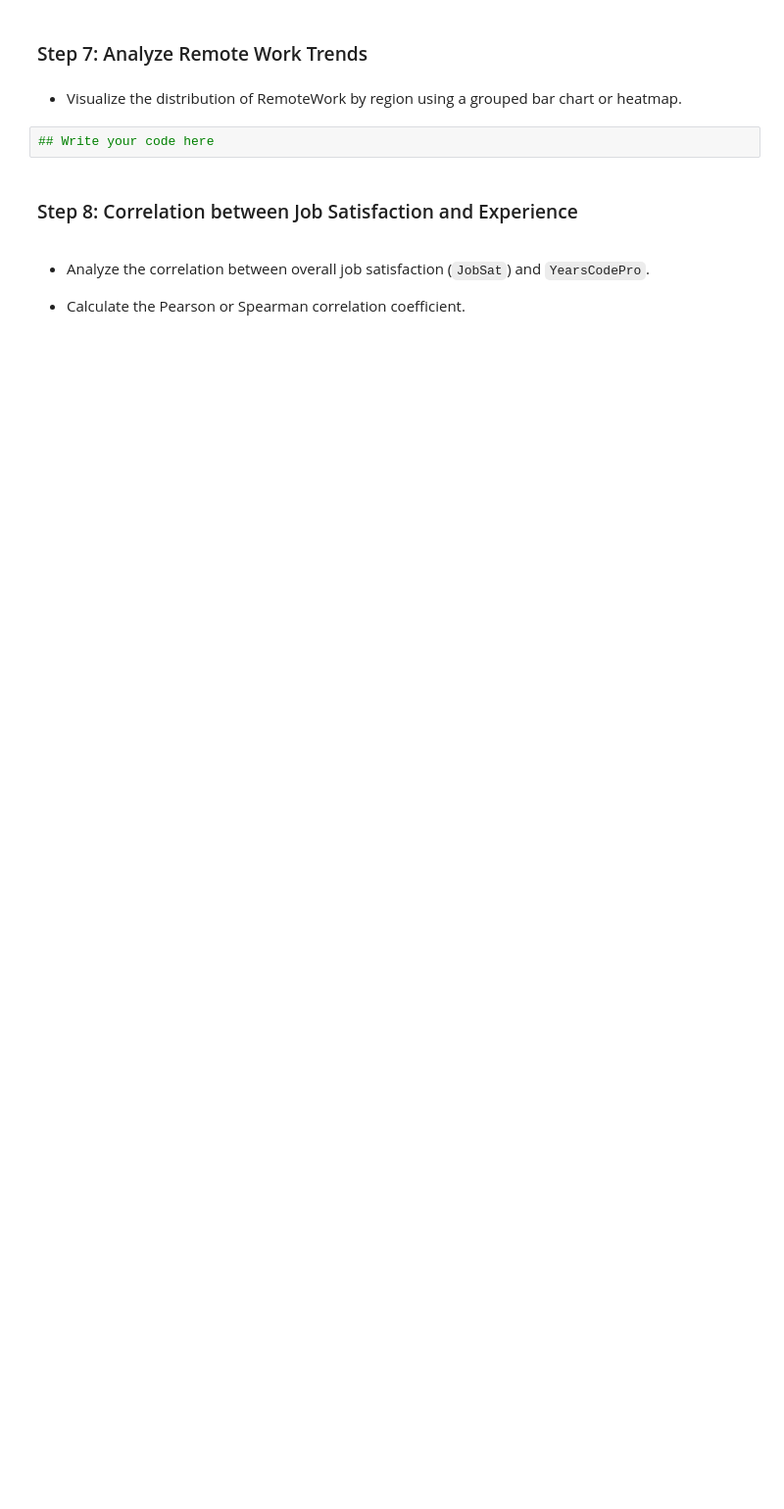
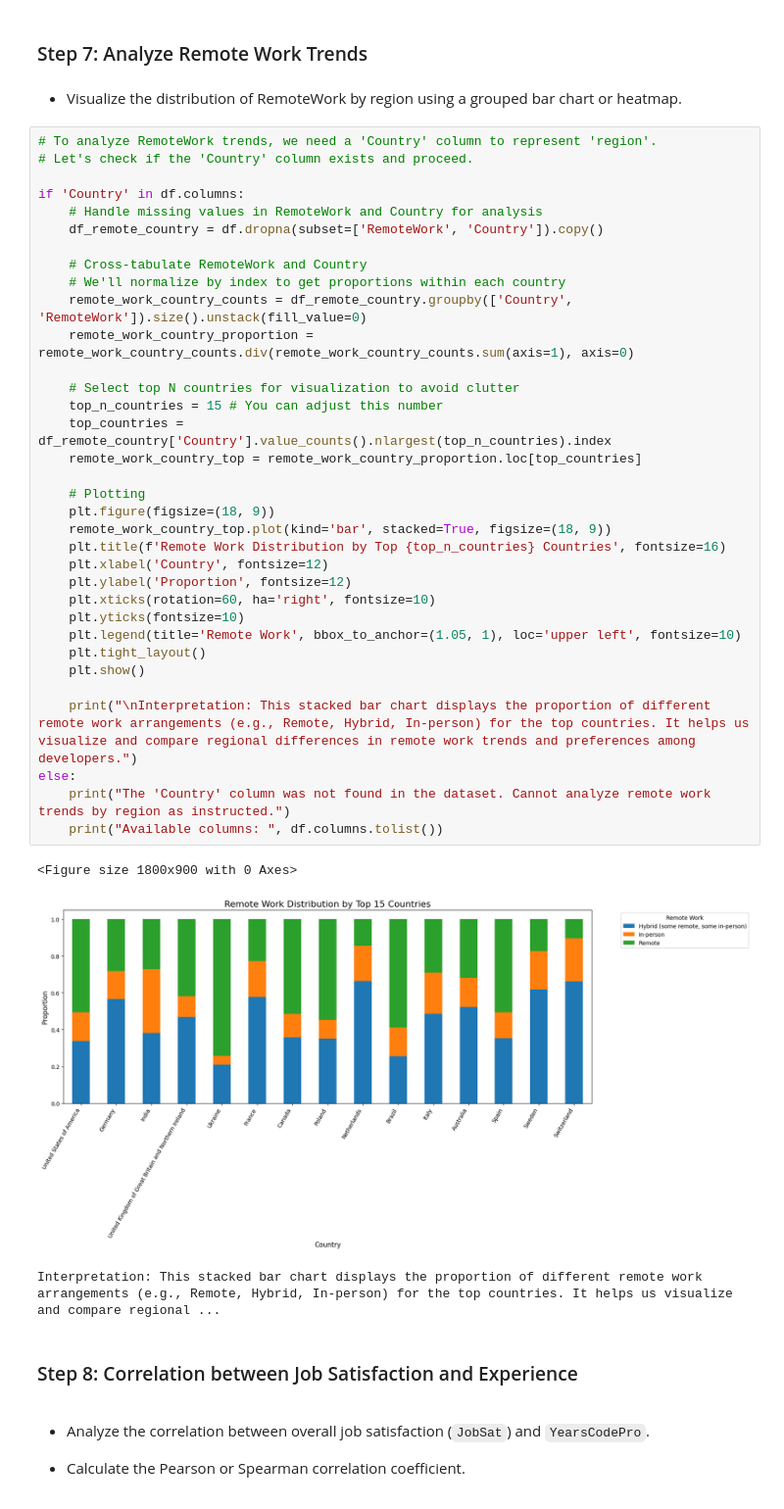
Before and after one commit to Sumant-crty/IBM-Data-Analyst-Capstone-Project, a Jupyter notebook: Lab 11 Finding How The Data is Distributed.ipynb, the cells around one changed output. Shown at 98% size. Cells and saved outputs as stored; diff of their text form; blank space fills up the shorter version.

```diff
--- a/Lab 11 Finding How The Data is Distributed.ipynb
+++ b/Lab 11 Finding How The Data is Distributed.ipynb
@@ -88,8 +221,44 @@ df.head()
 ### Step 7: Analyze Remote Work Trends
 # %% [markdown]
 - Visualize the distribution of RemoteWork by region using a grouped bar chart or heatmap.
-# %%
-## Write your code here
+# %%
+# To analyze RemoteWork trends, we need a 'Country' column to represent 'region'.
+# Let's check if the 'Country' column exists and proceed.
+
+if 'Country' in df.columns:
+    # Handle missing values in RemoteWork and Country for analysis
+    df_remote_country = df.dropna(subset=['RemoteWork', 'Country']).copy()
+
+    # Cross-tabulate RemoteWork and Country
+    # We'll normalize by index to get proportions within each country
+    remote_work_country_counts = df_remote_country.groupby(['Country', 'RemoteWork']).size().unstack(fill_value=0)
+    remote_work_country_proportion = remote_work_country_counts.div(remote_work_country_counts.sum(axis=1), axis=0)
+
+    # Select top N countries for visualization to avoid clutter
+    top_n_countries = 15 # You can adjust this number
+    top_countries = df_remote_country['Country'].value_counts().nlargest(top_n_countries).index
+    remote_work_country_top = remote_work_country_proportion.loc[top_countries]
+
+    # Plotting
+    plt.figure(figsize=(18, 9))
+    remote_work_country_top.plot(kind='bar', stacked=True, figsize=(18, 9))
+    plt.title(f'Remote Work Distribution by Top {top_n_countries} Countries', fontsize=16)
+    plt.xlabel('Country', fontsize=12)
+    plt.ylabel('Proportion', fontsize=12)
+    plt.xticks(rotation=60, ha='right', fontsize=10)
+    plt.yticks(fontsize=10)
+    plt.legend(title='Remote Work', bbox_to_anchor=(1.05, 1), loc='upper left', fontsize=10)
+    plt.tight_layout()
+    plt.show()
+
+    print("\nInterpretation: This stacked bar chart displays the proportion of different remote work arrangements (e.g., Remote, Hybrid, In-person) for the top countries. It helps us visualize and compare regional differences in remote work trends and preferences among developers.")
+else:
+    print("The 'Country' column was not found in the dataset. Cannot analyze remote work trends by region as instructed.")
+    print("Available columns: ", df.columns.tolist())
+# %% [output]
+<Figure size 1800x900 with 0 Axes>
+[figure, added]
+Interpretation: This stacked bar chart displays the proportion of different remote work arrangements (e.g., Remote, Hybrid, In-person) for the top countries. It helps us visualize and compare regional ...
 # %% [markdown]
 ### Step 8: Correlation between Job Satisfaction and Experience
 # %% [markdown]
```
Also changed, not shown: parts of 20 cells of this notebook.
